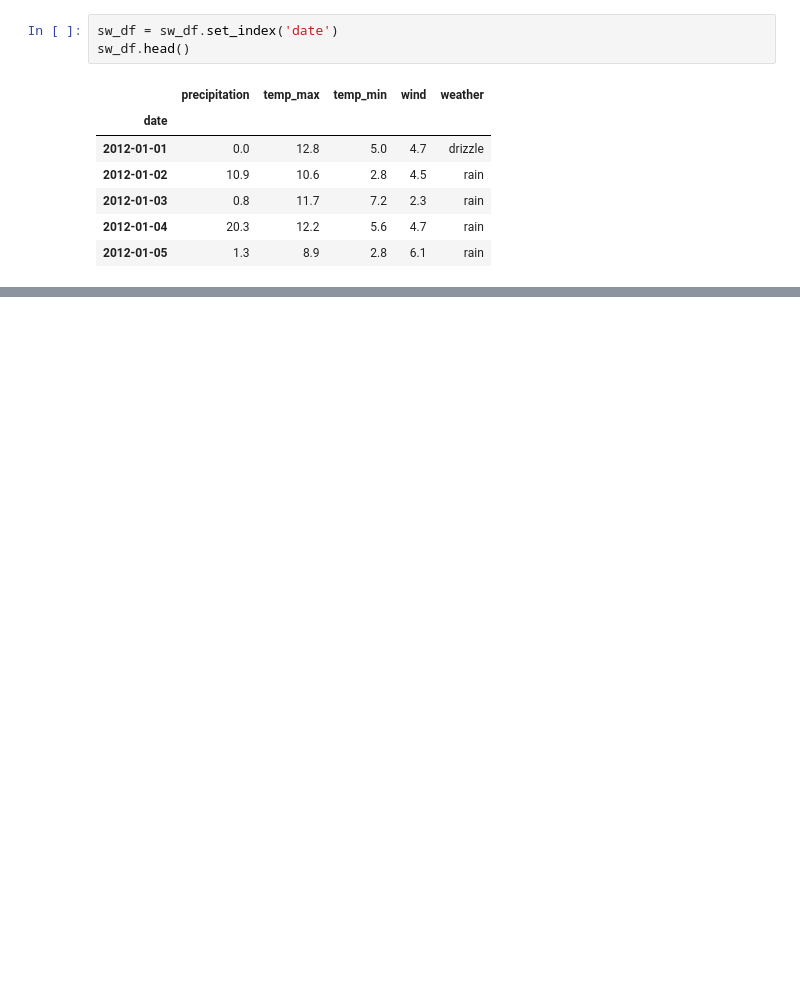
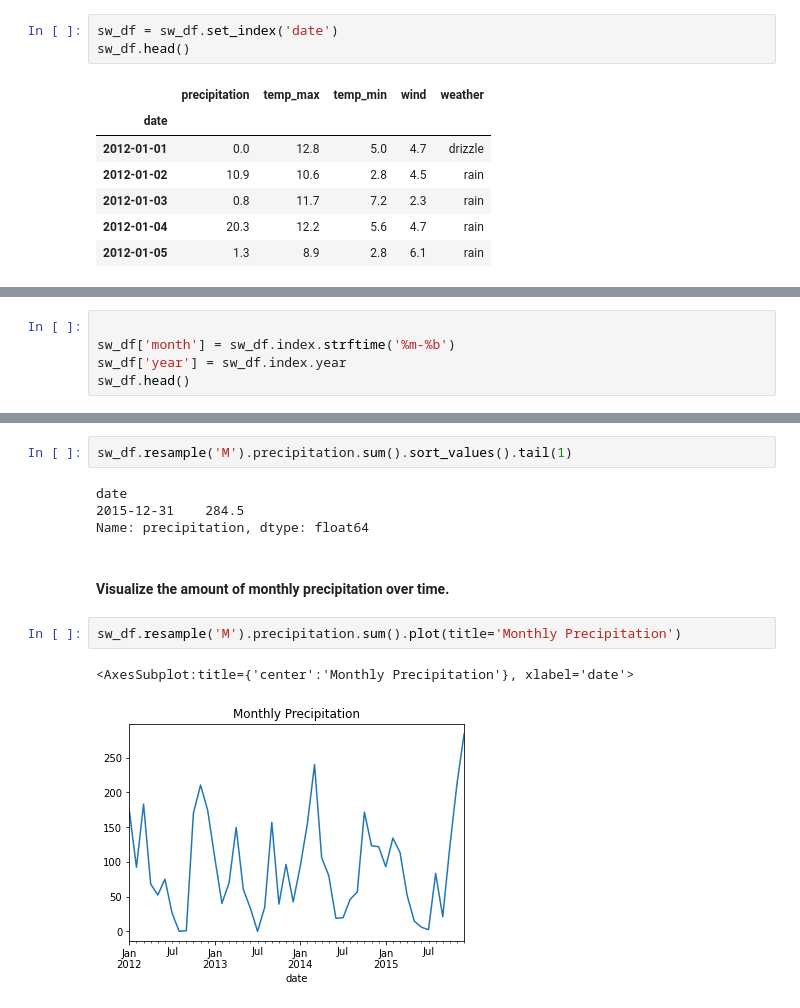
Before and after one commit to lincolnmuriithi11/timeseries-, a Jupyter notebook: working_with_time_series_data.ipynb, the cells around one changed output, grey strips where cells are left out. Drawn from its saved outputs; the diff is of its cells as text; blank space fills up the shorter version.

Commit message:
working with time series data

```diff
--- a/working_with_time_series_data.ipynb
+++ b/working_with_time_series_data.ipynb
@@ -171,0 +180,5 @@ sw_df.head()
+# %%
+
+sw_df['month'] = sw_df.index.strftime('%m-%b')
+sw_df['year'] = sw_df.index.year
+sw_df.head()
@@ -171,0 +193,13 @@ sw_df.head()
+# %%
+sw_df.resample('M').precipitation.sum().sort_values().tail(1)
+# %% [output]
+date
+2015-12-31    284.5
+Name: precipitation, dtype: float64
+# %% [markdown]
+#### Visualize the amount of monthly precipitation over time.
+# %%
+sw_df.resample('M').precipitation.sum().plot(title='Monthly Precipitation')
+# %% [output]
+<AxesSubplot:title={'center':'Monthly Precipitation'}, xlabel='date'>
+[figure, added]
```
Also changed, not shown: parts of 28 cells of this notebook.
